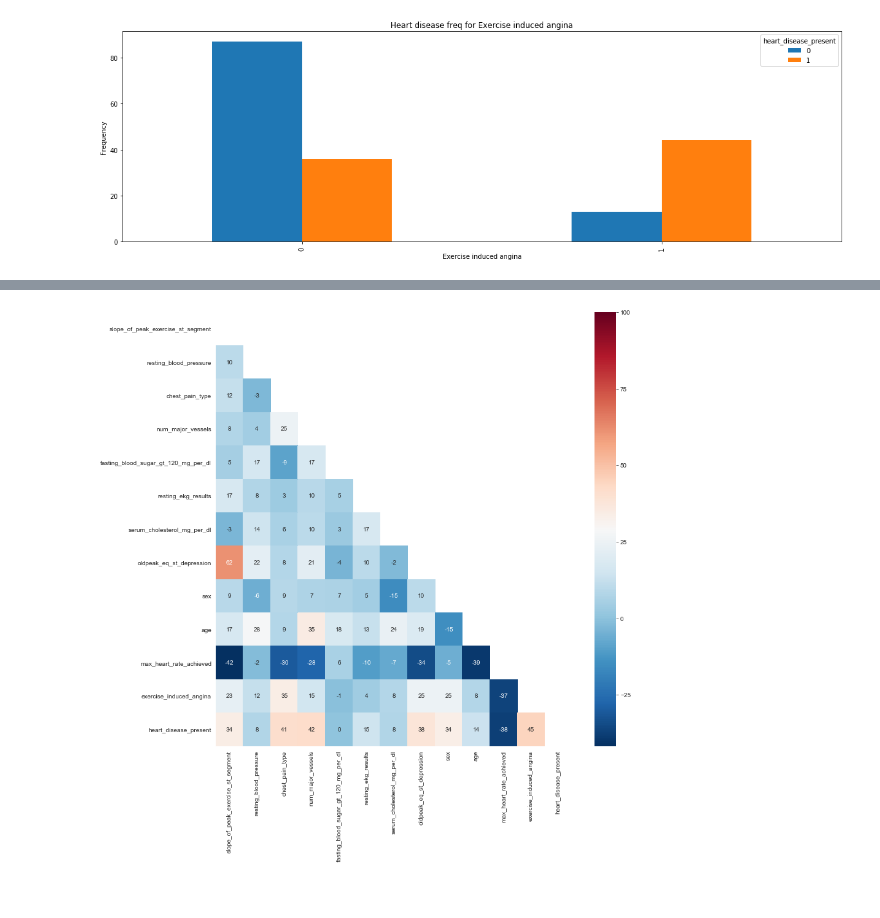
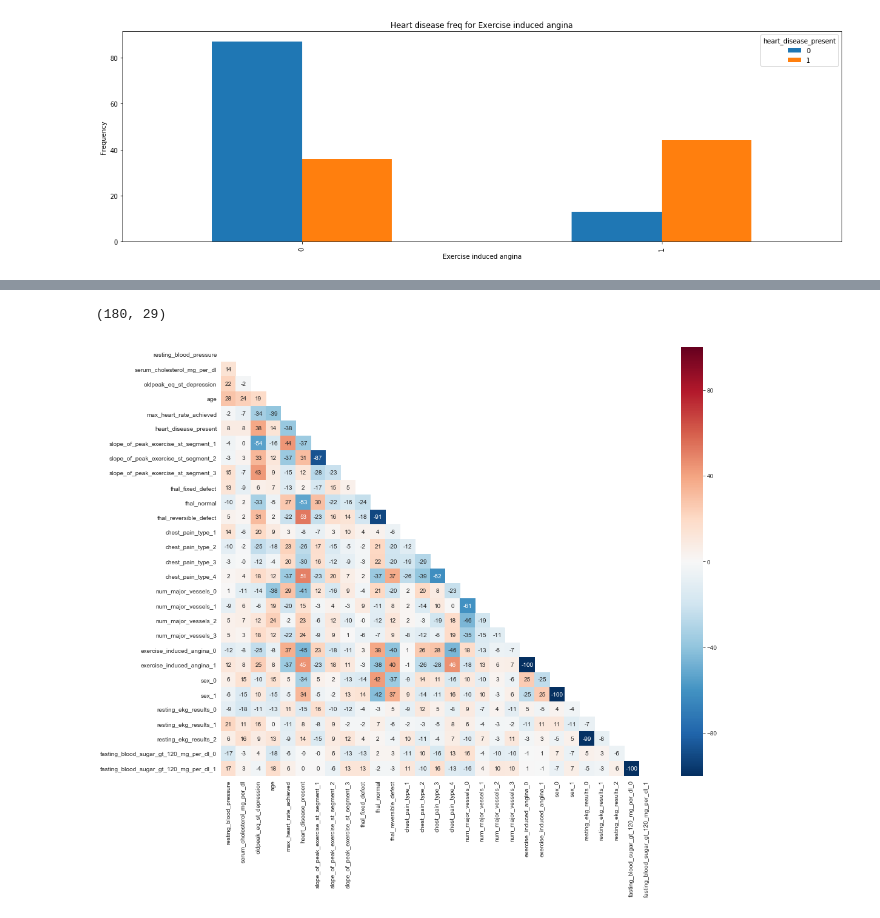
Before and after one commit to deeEm29/HeartDiseaseCompetition, a Jupyter notebook: heartDataAnalysis.ipynb, the cells around one changed output, grey strips where cells are left out. Cells and saved outputs as stored; diff of their text form; code cells hidden in the pictures.

```diff
--- a/heartDataAnalysis.ipynb
+++ b/heartDataAnalysis.ipynb
@@ -245,21 +221,33 @@ heart_disease_present                              1.000000
+# %%
+# Get dummy variables
+df_heart_dummy=pd.get_dummies( df_heart, columns=['slope_of_peak_exercise_st_segment',
+                                                  'thal',
+                                                  'chest_pain_type',
+                                                  'num_major_vessels',
+                                                  'exercise_induced_angina',
+                                                  'sex',
+                                                  'resting_ekg_results',
+                                                  'fasting_blood_sugar_gt_120_mg_per_dl'])
+# Do a sanity check for how many columns added
+df_heart_dummy.shape
+# %% [output]
+(180, 29)
 # %%
-# Increase the figsize to 13 x 13
-plt.figure(figsize=(13,13))
+# Increase the figsize to 16 x 13
+plt.figure(figsize=(16,13))
 
 # Create a mask
-mask = np.zeros_like(correlations, dtype=np.bool)
-mask[np.triu_indices_from(mask)] = True
+mask = np.zeros_like(df_heart_dummy.corr())
+mask[np.triu_indices_from(mask)] = 1
 
-
+sns.set_style('white')
 # Plot heatmap of correlations
-#sns.heatmap(correlations, cmap='RdBu_r')
-sns.heatmap(correlations * 100,
+sns.heatmap(df_heart_dummy.corr()*100,
             cmap='RdBu_r',
             annot=True,
             fmt='.0f',
             mask=mask,
             cbar= True);
-
-plt.savefig("CorrelationHeatMap.png")
+plt.savefig("CorrelationHeatMapWithDummies.png")
 # %% [output]
-[figure, old version]
+[figure, new version]
```
Also changed, not shown: parts of 30 cells of this notebook, 5 other files.
